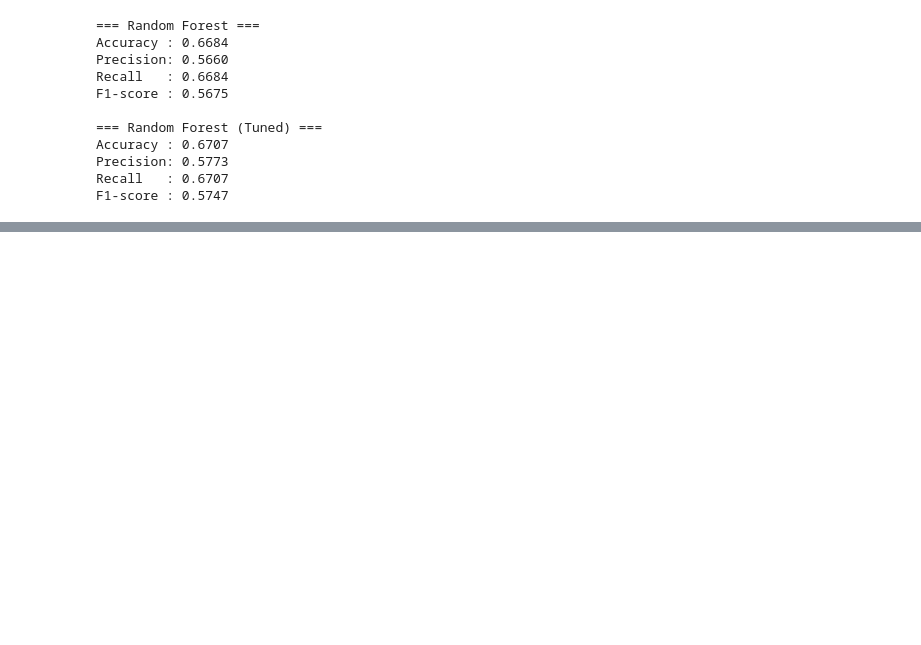
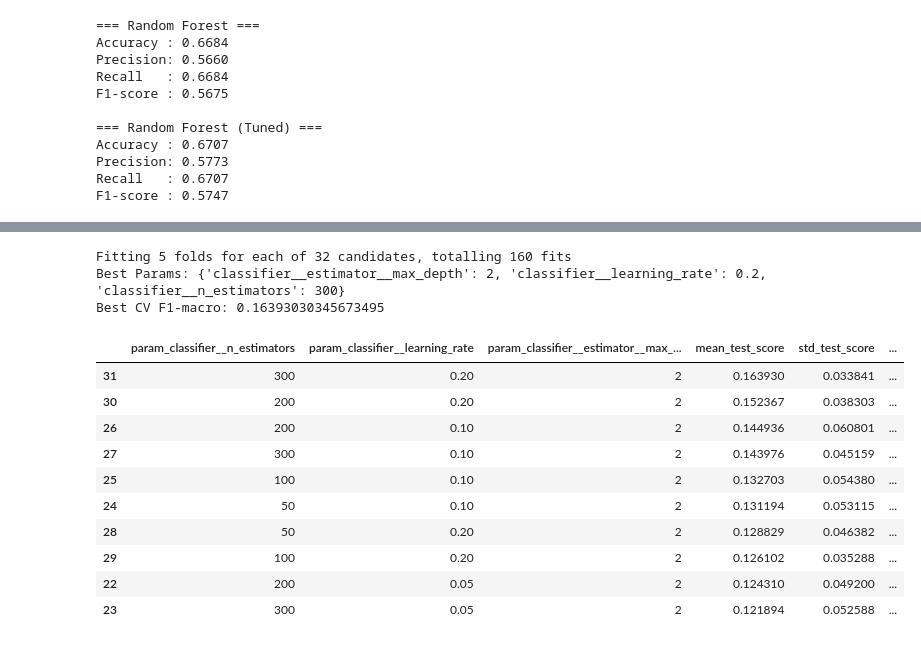
Before and after one commit to ncsalam/Animal-Health-Incidents-ML-, a Jupyter notebook: CSC522_Final_Project.ipynb, the cells around one changed output, grey strips where cells are left out. Drawn from its saved outputs; the diff is of its cells as text; code cells hidden in the pictures; blank space fills up the shorter version.

Commit message:
AdaBoost Pipeline implemenation

```diff
--- a/CSC522_Final_Project.ipynb
+++ b/CSC522_Final_Project.ipynb
@@ -1013,0 +1016,3 @@ F1-score : 0.5747
+# %%
+k_fold = KFold(n_splits=5, shuffle=True, random_state=1234)
+scoring_metrics = ['accuracy', 'precision_weighted', 'recall_weighted', 'f1_weighted', 'f1_macro']
@@ -1013,0 +1110,50 @@ F1-score : 0.5747
+# %%
+#Grid Paratmeter Names
+
+ada_param_grid = {
+    'classifier__n_estimators': [50, 100, 200, 300],
+    'classifier__learning_rate': [0.01, 0.05, 0.1, 0.2],
+    'classifier__estimator__max_depth': [1, 2]
+}
+# %%
+grid_search_ada = GridSearchCV(
+    ada_pipeline,
+    ada_param_grid,
+    cv=k_fold,
+    scoring='f1_macro',
+    n_jobs=-1,
+    verbose=1
+)
+
+grid_search_ada.fit(X_train, y_train)
+
+print("Best Params:", grid_search_ada.best_params_)
+print("Best CV F1-macro:", grid_search_ada.best_score_)
+# %% [output]
+Fitting 5 folds for each of 32 candidates, totalling 160 fits
+Best Params: {'classifier__estimator__max_depth': 2, 'classifier__learning_rate': 0.2, 'classifier__n_estimators': 300}
+Best CV F1-macro: 0.16393030345673495
+# %%
+ada_results = pd.DataFrame(grid_search_ada.cv_results_)
+display(
+    ada_results.sort_values('mean_test_score', ascending=False)[[
+        'param_classifier__n_estimators',
+        'param_classifier__learning_rate',
+        'param_classifier__estimator__max_depth',
+        'mean_test_score',
+        'std_test_score',
+        'rank_test_score'
+    ]].head(10)
+)
+# %% [output]
+|  | param_classifier__n_estimators | param_classifier__learning_rate | param_classifier__estimator__max_... | mean_test_score | std_test_score | ... |
+| 31 | 300 | 0.20 | 2 | 0.163930 | 0.033841 | ... |
+| 30 | 200 | 0.20 | 2 | 0.152367 | 0.038303 | ... |
+| 26 | 200 | 0.10 | 2 | 0.144936 | 0.060801 | ... |
+| 27 | 300 | 0.10 | 2 | 0.143976 | 0.045159 | ... |
+| 25 | 100 | 0.10 | 2 | 0.132703 | 0.054380 | ... |
+| 24 | 50 | 0.10 | 2 | 0.131194 | 0.053115 | ... |
+| 28 | 50 | 0.20 | 2 | 0.128829 | 0.046382 | ... |
+| 29 | 100 | 0.20 | 2 | 0.126102 | 0.035288 | ... |
+| 22 | 200 | 0.05 | 2 | 0.124310 | 0.049200 | ... |
+| 23 | 300 | 0.05 | 2 | 0.121894 | 0.052588 | ... |
```
Also changed, not shown: parts of 14 cells of this notebook.
